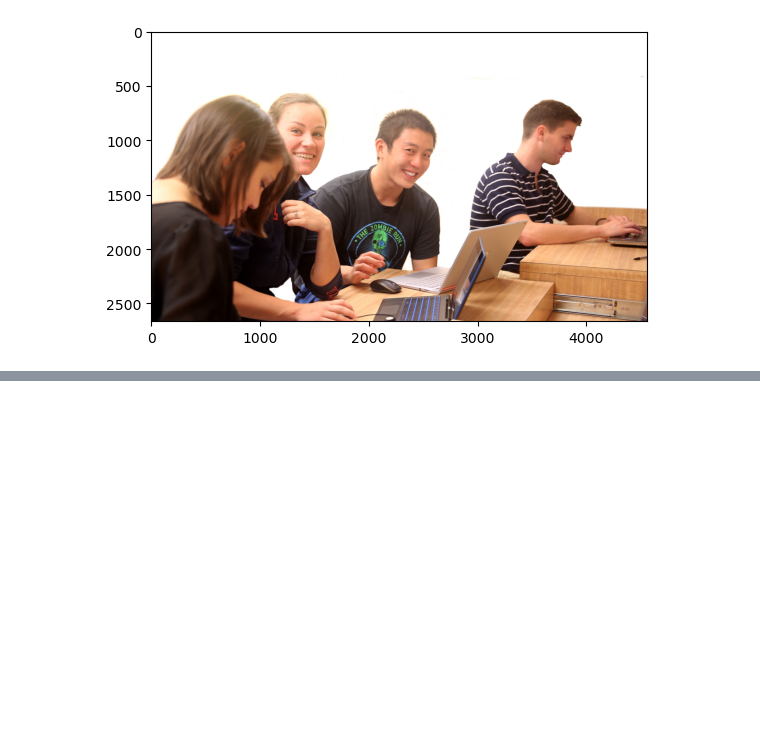
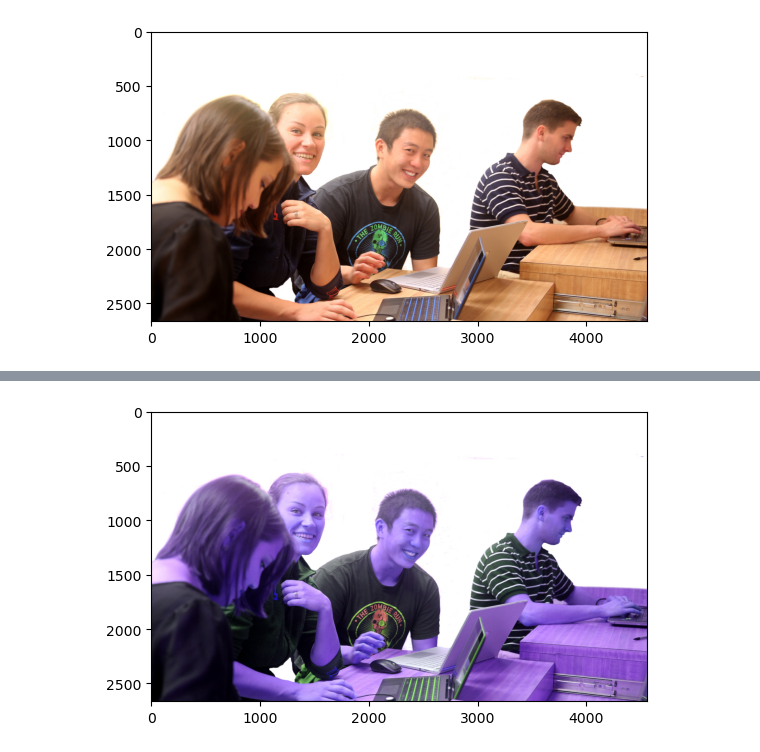
Before and after one commit to monkeygobah/code_grand_rounds, a Jupyter notebook: module_2_Computer_Vision/CV_Workshop.ipynb, the cells around one changed output, grey strips where cells are left out. Drawn from its saved outputs; the diff is of its cells as text; code cells hidden in the pictures; blank space fills up the shorter version.

```diff
--- a/module_2_Computer_Vision/CV_Workshop.ipynb
+++ b/module_2_Computer_Vision/CV_Workshop.ipynb
@@ -42,0 +93,16 @@ imgplot = plt.imshow(ben)
+# %%
+# Make a copy of Ben
+ben_GBR = ben.copy()
+# Save a temporary copy of the Red channel
+benR = ben_new[:, :, 0]
+# Set the R as G
+ben_GBR[:, :, 0] = ben_GBR[:, :, 1]
+# Set the G as B
+ben_GBR[:, :, 1] = ben_GBR[:, :, 2]
+# Set the B as old R
+ben_GBR[:, :, 2] = benR
+# %%
+# Show the new image (this would now be [Green, Blue, Red])
+imgplot = plt.imshow(ben_GBR)
+# %% [output]
+[figure, added]
```
Also changed, not shown: parts of 23 cells of this notebook, 1 other file.
